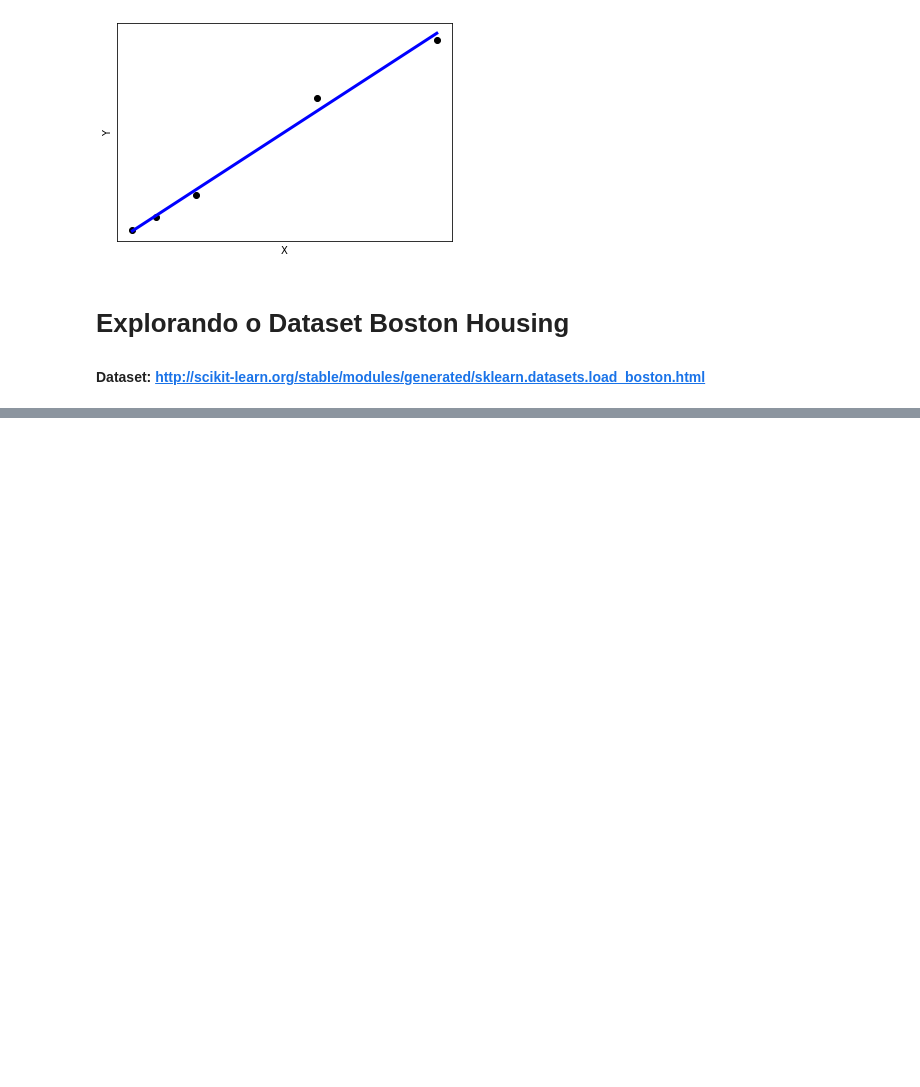
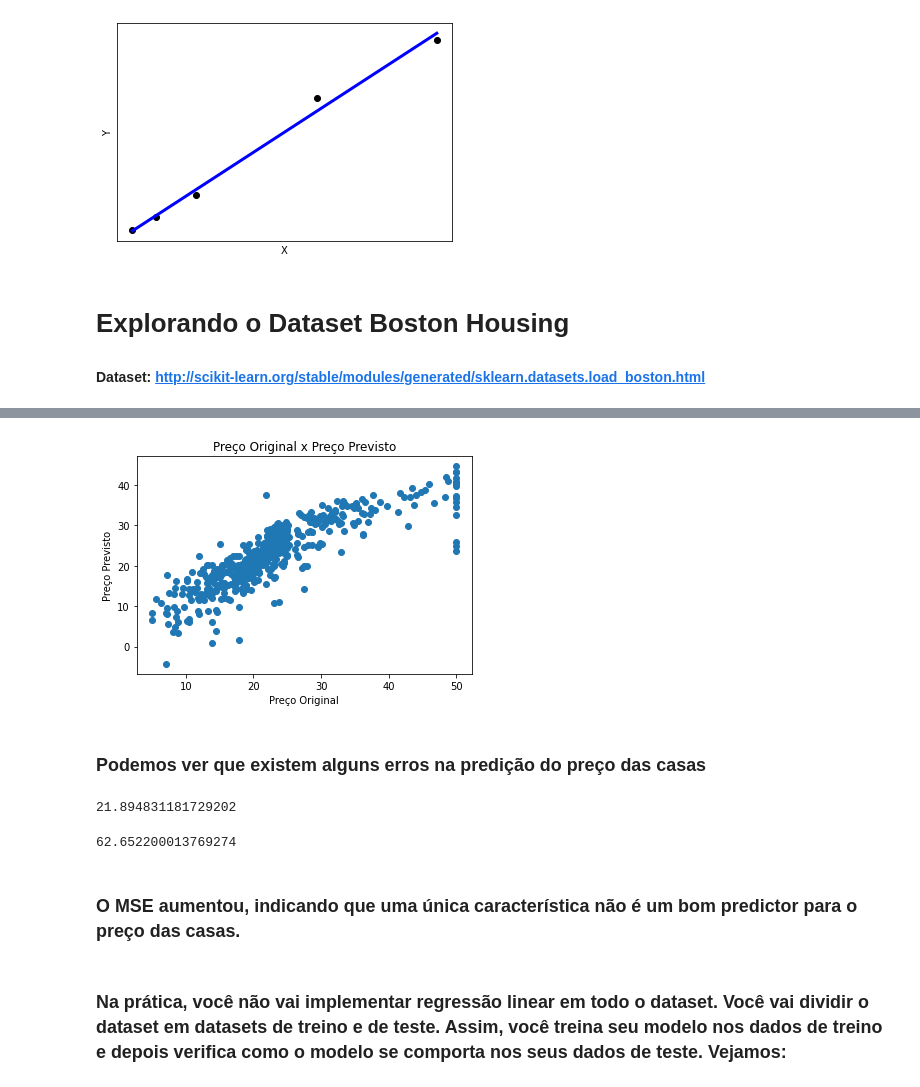
Before and after one commit to romulovieira777/Python_Fundamentos_Analise_Dados, a Jupyter notebook: Seção 08 - Módulos Python para Análise de Dados/Notebook/DSA-Python-Cap08-05-Scikit-Learn.ipynb, the cells around one changed output, grey strips where cells are left out. Cells and saved outputs as stored; diff of their text form; code cells hidden in the pictures; blank space fills up the shorter version.

Commit message:
Módulos Python para Análise de Dados

```diff
--- a/Seção 08 - Módulos Python para Análise de Dados/Notebook/DSA-Python-Cap08-05-Scikit-Learn.ipynb
+++ b/Seção 08 - Módulos Python para Análise de Dados/Notebook/DSA-Python-Cap08-05-Scikit-Learn.ipynb
@@ -177,0 +310,3 @@ plt.show()
+# %%
+# Não queremos o preço da casa como variável dependente
+X = df.drop('PRICE', axis=1)
@@ -177,0 +324,3 @@ plt.show()
+# %%
+# Criando o objeto de regressão linear
+regr = LinearRegression()
@@ -177,0 +365,29 @@ plt.show()
+# %%
+# Comparando preços originais x preços previstos
+plt.scatter(df.PRICE, regr.predict(X))
+plt.xlabel('Preço Original')
+plt.ylabel('Preço Previsto')
+plt.title('Preço Original x Preço Previsto')
+plt.show()
+# %% [output]
+[figure, added]
+# %% [markdown]
+### Podemos ver que existem alguns erros na predição do preço das casas
+# %%
+# Vamos calcular o MSE (Mean Squared Error)
+msel = np.mean((df.PRICE - regr.predict(X)) ** 2)
+print(msel)
+# %% [output]
+21.894831181729202
+# %%
+# Aplicando regressão linear para apenas uma variável e calculando o MSE
+regr = LinearRegression()
+regr.fit(X[['PTRATIO']], df.PRICE)
+mse2 = np.mean((df.PRICE - regr.predict(X[['PTRATIO']])) ** 2)
+print(mse2)
+# %% [output]
+62.652200013769274
+# %% [markdown]
+### O MSE aumentou, indicando que uma única característica não é um bom predictor para o preço das casas.
+# %% [markdown]
+### Na prática, você não vai implementar regressão linear em todo o dataset. Você vai dividir o dataset em datasets de treino e de teste. Assim, você treina seu modelo nos dados de treino e depois verifica como o modelo se comporta nos seus dados de teste. Vejamos:
```
Also changed, not shown: parts of 33 cells of this notebook, 3 other files.
